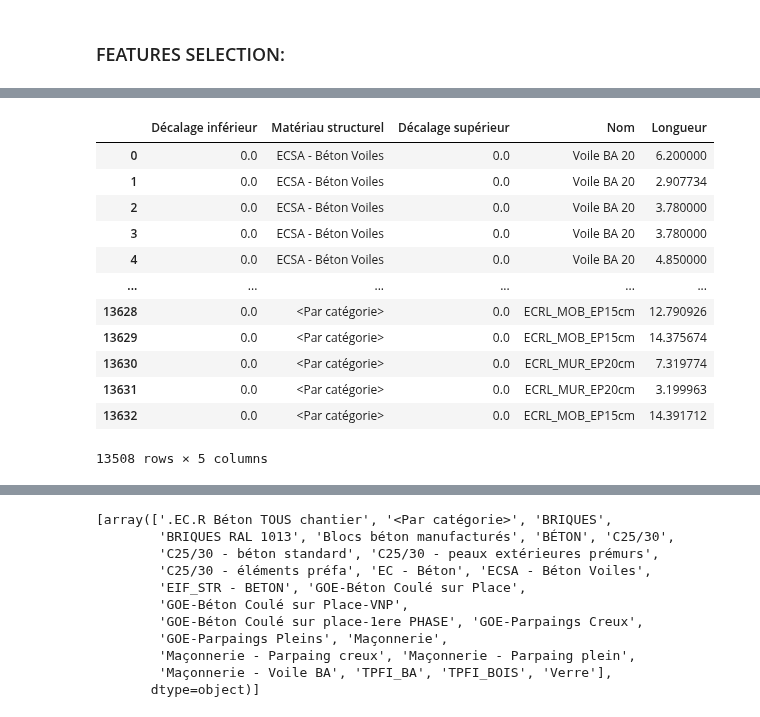
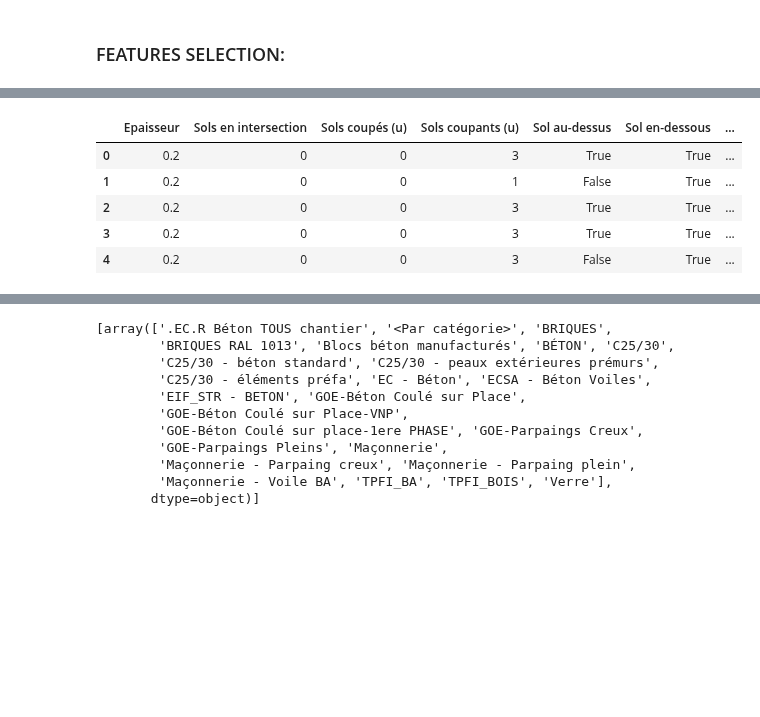
Before and after one commit to fqbq69/BIMpredict-, a Jupyter notebook: notebooks/samer/samer-importing-csv.ipynb, the cells around one changed output, grey strips where cells are left out. Drawn from its saved outputs; the diff is of its cells as text; code cells hidden in the pictures; blank space fills up the shorter version.

```diff
--- a/notebooks/samer/samer-importing-csv.ipynb
+++ b/notebooks/samer/samer-importing-csv.ipynb
@@ -92,3 +113,0 @@ dfs_concat[selected_feature_list].sample(2)
-# %%
-df_clean = dfs_concat[selected_feature_list].dropna(axis=0, how='any')
-df_clean.shape
@@ -104,17 +121,10 @@ y.shape, X.shape
 # %%
-X
+X.head(5)
 # %% [output]
-|  | Décalage inférieur | Matériau structurel | Décalage supérieur | Nom | Longueur |
-| 0 | 0.0 | ECSA - Béton Voiles | 0.0 | Voile BA 20 | 6.200000 |
-| 1 | 0.0 | ECSA - Béton Voiles | 0.0 | Voile BA 20 | 2.907734 |
-| 2 | 0.0 | ECSA - Béton Voiles | 0.0 | Voile BA 20 | 3.780000 |
-| 3 | 0.0 | ECSA - Béton Voiles | 0.0 | Voile BA 20 | 3.780000 |
-| 4 | 0.0 | ECSA - Béton Voiles | 0.0 | Voile BA 20 | 4.850000 |
-| ... | ... | ... | ... | ... | ... |
-| 13628 | 0.0 | <Par catégorie> | 0.0 | ECRL_MOB_EP15cm | 12.790926 |
-| 13629 | 0.0 | <Par catégorie> | 0.0 | ECRL_MOB_EP15cm | 14.375674 |
-| 13630 | 0.0 | <Par catégorie> | 0.0 | ECRL_MUR_EP20cm | 7.319774 |
-| 13631 | 0.0 | <Par catégorie> | 0.0 | ECRL_MUR_EP20cm | 3.199963 |
-| 13632 | 0.0 | <Par catégorie> | 0.0 | ECRL_MOB_EP15cm | 14.391712 |
+|  | Epaisseur | Sols en intersection | Sols coupés (u) | Sols coupants (u) | Sol au-dessus | Sol en-dessous | ... |
+| 0 | 0.2 | 0 | 0 | 3 | True | True | ... |
+| 1 | 0.2 | 0 | 0 | 1 | False | True | ... |
+| 2 | 0.2 | 0 | 0 | 3 | True | True | ... |
+| 3 | 0.2 | 0 | 0 | 3 | True | True | ... |
+| 4 | 0.2 | 0 | 0 | 3 | False | True | ... |
-13508 rows × 5 columns
 # %%
```
Also changed, not shown: parts of 10 cells of this notebook.
